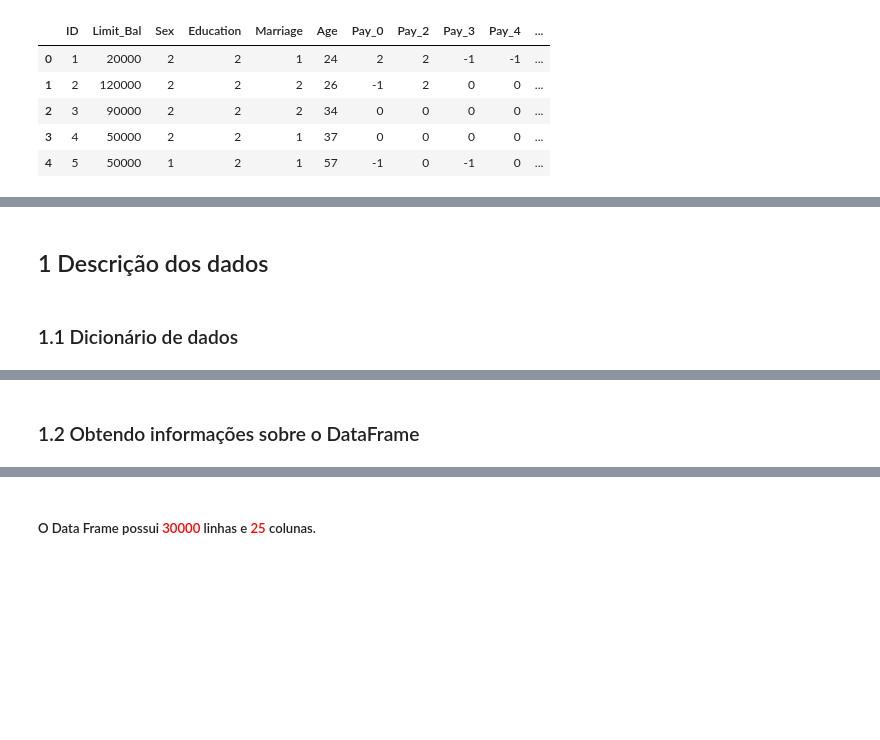
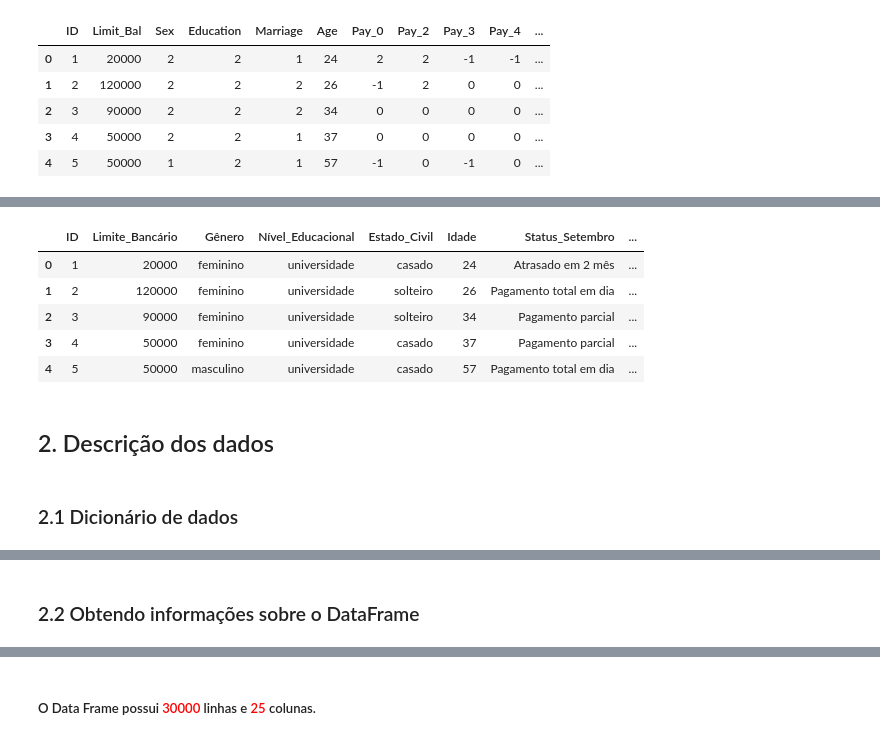
Before and after one commit to IgorPrGv/Avanti-Bootcamp-CienciaDeDados, a Jupyter notebook: notebooks/01-exploratory_data_analysis.ipynb, the cells around one changed output, grey strips where cells are left out. Saved outputs shown, nothing was run; the diff lists cells and outputs as text; code cells hidden in the pictures; blank space fills up the shorter version.

Commit message:
Atualizações em notebooks/01-exploratory_data_analysis.ipynb

```diff
--- a/notebooks/01-exploratory_data_analysis.ipynb
+++ b/notebooks/01-exploratory_data_analysis.ipynb
@@ -30,7 +69,46 @@ df.head()
+# %%
+novo_nome_colunas = {
+    'ID': 'ID',
+    'Limit_Bal': 'Limite_Bancário',
+    'Sex': 'Gênero',
+    'Education': 'Nível_Educacional',
+    'Marriage': 'Estado_Civil',
+    'Age': 'Idade',
+    'Pay_0': 'Status_Setembro',
+    'Pay_2': 'Status_Agosto',
+    'Pay_3': 'Status_Julho',
+    'Pay_4': 'Status_Junho',
+    'Pay_5': 'Status_Maio',
+    'Pay_6': 'Status_Abril',
+    'Bill_Amt1': 'Saldo_Setembro',
+    'Bill_Amt2': 'Saldo_Agosto',
+    'Bill_Amt3': 'Saldo_Julho',
+    'Bill_Amt4': 'Saldo_Junho',
+    'Bill_Amt5': 'Saldo_Maio',
+    'Bill_Amt6': 'Saldo_Abril',
+    'Pay_Amt1': 'Pagamento_Abril',
+    'Pay_Amt2': 'Pagamento_Maio',
+    'Pay_Amt3': 'Pagamento_Junho',
+    'Pay_Amt4': 'Pagamento_Julho',
+    'Pay_Amt5': 'Pagamento_Agosto',
+    'Pay_Amt6': 'Pagamento_Setembro',
+    'default payment next month': 'Inadimplência_Próximo_Mês'
+}
+
+df.rename(columns=novo_nome_colunas, inplace=True)
+
+df.head()
+# %% [output]
+|  | ID | Limite_Bancário | Gênero | Nível_Educacional | Estado_Civil | Idade | Status_Setembro | ... |
+| 0 | 1 | 20000 | feminino | universidade | casado | 24 | Atrasado em 2 mês | ... |
+| 1 | 2 | 120000 | feminino | universidade | solteiro | 26 | Pagamento total em dia | ... |
+| 2 | 3 | 90000 | feminino | universidade | solteiro | 34 | Pagamento parcial | ... |
+| 3 | 4 | 50000 | feminino | universidade | casado | 37 | Pagamento parcial | ... |
+| 4 | 5 | 50000 | masculino | universidade | casado | 57 | Pagamento total em dia | ... |
 # %% [markdown]
-## 1 Descrição dos dados
+## 2. Descrição dos dados
 # %% [markdown]
-### 1.1  Dicionário de dados
+### 2.1  Dicionário de dados
 # %%
 df_dict = pd.DataFrame({
     "ID": {
@@ -196,5 +274,5 @@ with pd.option_context('display.max_colwidth',80): display(df_dict)
 | tipo | quantitativa | quantitativa | qualitativa | qualitativa | qualitativa | quantitativa | qualitativa | qualitativa | qualitativa | qualitativa | ... |
 | subtipo | contínuo | contínua | nominal | nominal | nominal | contínua | ordinal | ordinal | ordinal | ordinal | ... |
 # %% [markdown]
-### 1.2 Obtendo informações sobre o DataFrame
+### 2.2 Obtendo informações sobre o DataFrame
 # %% [markdown]
```
Also changed, not shown: parts of 6 cells of this notebook.
